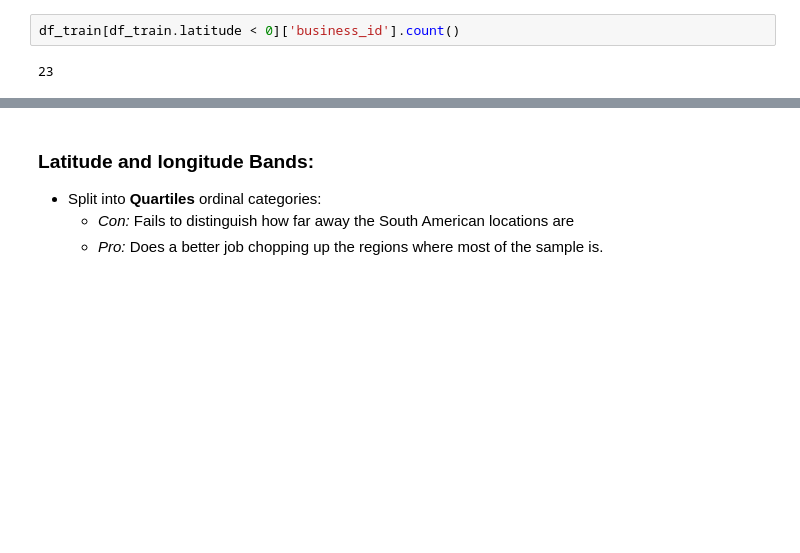
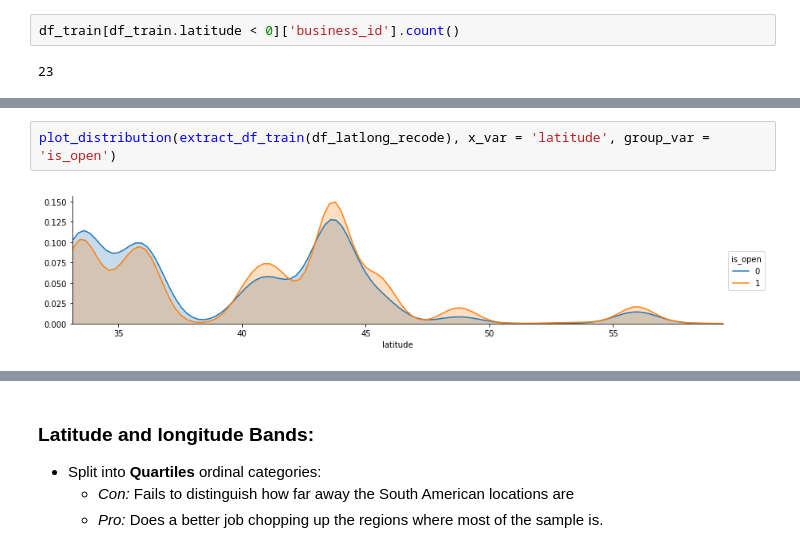
Before and after one commit to MeredithLevsen/Data-Challenges, a Jupyter notebook: Yelp_RestaurantClosings/YelpData_PredictRestaurantsClosing.ipynb, the cells around one changed output, grey strips where cells are left out. Cells and saved outputs as stored; diff of their text form; blank space fills up the shorter version.

```diff
--- a/Yelp_RestaurantClosings/YelpData_PredictRestaurantsClosing.ipynb
+++ b/Yelp_RestaurantClosings/YelpData_PredictRestaurantsClosing.ipynb
@@ -252,0 +295,4 @@ plt.scatter(latlong_rec_tr["longitude"], latlong_rec_tr["latitude"], alpha=0.2)
+# %%
+plot_distribution(extract_df_train(df_latlong_recode), x_var = 'latitude', group_var = 'is_open')
+# %% [output]
+[figure, added]
```
Also changed, not shown: parts of 22 cells of this notebook.
